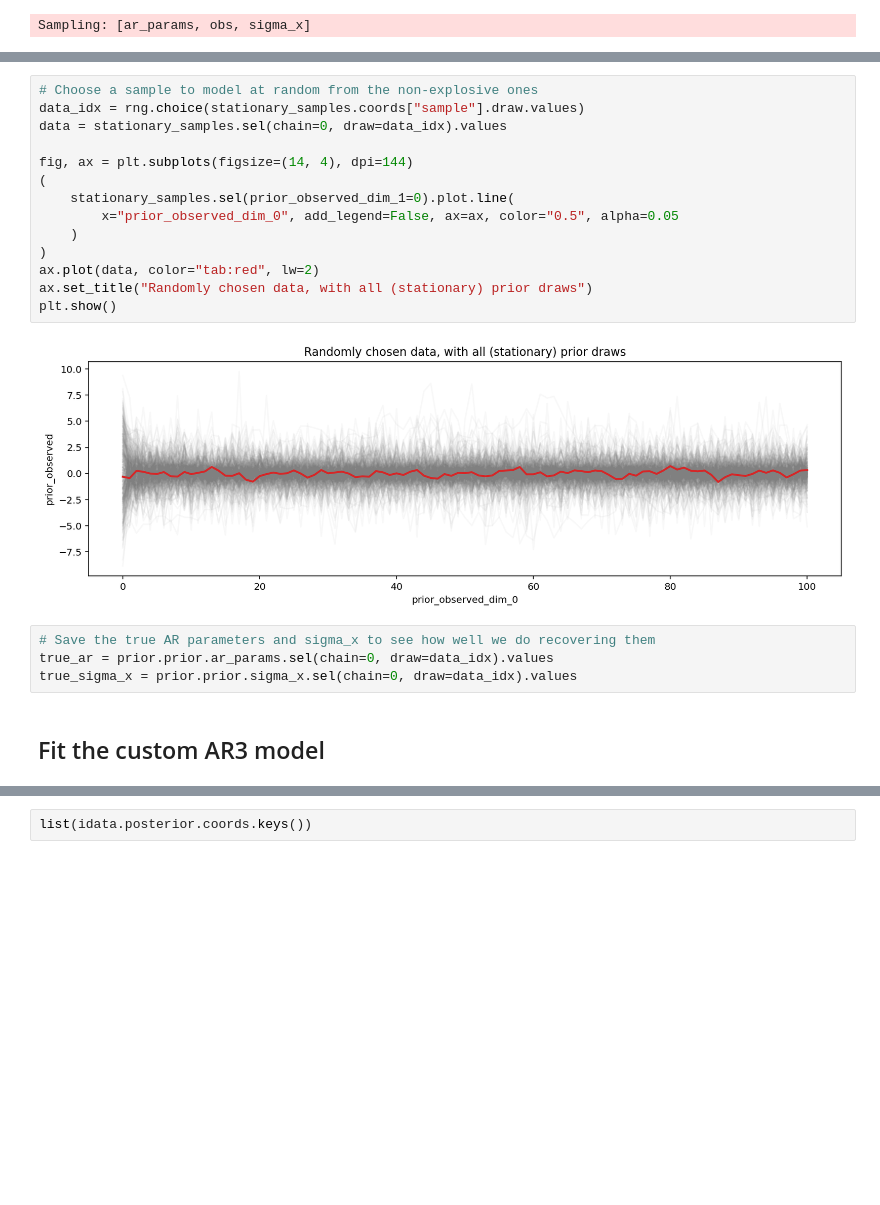
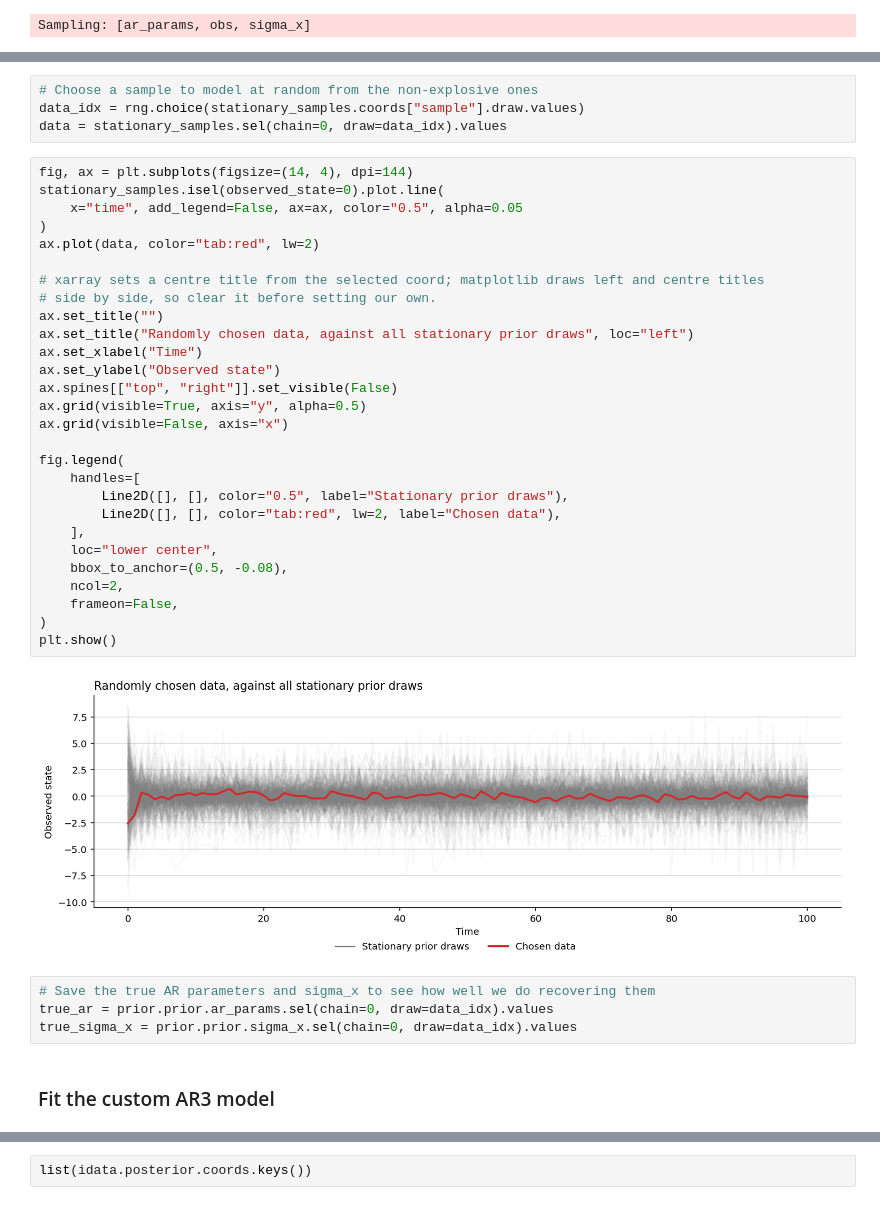
Before and after one commit to pymc-devs/pymc-extras, a Jupyter notebook: notebooks/Making a Custom Statespace Model.ipynb, the cells around one changed output, grey strips where cells are left out. Cells and saved outputs as stored; diff of their text form; blank space fills up the shorter version.

```diff
--- a/notebooks/Making a Custom Statespace Model.ipynb
+++ b/notebooks/Making a Custom Statespace Model.ipynb
@@ -399,24 +475,42 @@ Sampling: [prior_combined]
 # Choose a sample to model at random from the non-explosive ones
 data_idx = rng.choice(stationary_samples.coords["sample"].draw.values)
 data = stationary_samples.sel(chain=0, draw=data_idx).values
-
-fig, ax = plt.subplots(figsize=(14, 4), dpi=144)
-(
-    stationary_samples.sel(prior_observed_dim_1=0).plot.line(
-        x="prior_observed_dim_0", add_legend=False, ax=ax, color="0.5", alpha=0.05
-    )
-)
-ax.plot(data, color="tab:red", lw=2)
-ax.set_title("Randomly chosen data, with all (stationary) prior draws")
-plt.show()
-# %% [output]
-[figure, removed]
+# %%
+fig, ax = plt.subplots(figsize=(14, 4), dpi=144)
+stationary_samples.isel(observed_state=0).plot.line(
+    x="time", add_legend=False, ax=ax, color="0.5", alpha=0.05
+)
+ax.plot(data, color="tab:red", lw=2)
+
+# xarray sets a centre title from the selected coord; matplotlib draws left and centre titles
+# side by side, so clear it before setting our own.
+ax.set_title("")
+ax.set_title("Randomly chosen data, against all stationary prior draws", loc="left")
+ax.set_xlabel("Time")
+ax.set_ylabel("Observed state")
+ax.spines[["top", "right"]].set_visible(False)
+ax.grid(visible=True, axis="y", alpha=0.5)
+ax.grid(visible=False, axis="x")
+
+fig.legend(
+    handles=[
+        Line2D([], [], color="0.5", label="Stationary prior draws"),
+        Line2D([], [], color="tab:red", lw=2, label="Chosen data"),
+    ],
+    loc="lower center",
+    bbox_to_anchor=(0.5, -0.08),
+    ncol=2,
+    frameon=False,
+)
+plt.show()
+# %% [output]
+[figure, added]
 # %%
 # Save the true AR parameters and sigma_x to see how well we do recovering them
 true_ar = prior.prior.ar_params.sel(chain=0, draw=data_idx).values
 true_sigma_x = prior.prior.sigma_x.sel(chain=0, draw=data_idx).values
 # %% [markdown]
-## Fit the custom AR3 model
+### Fit the custom AR3 model
 # %%
 ar3 = AutoRegressiveThree()
 
```
Also changed, not shown: parts of 39 cells of this notebook.
